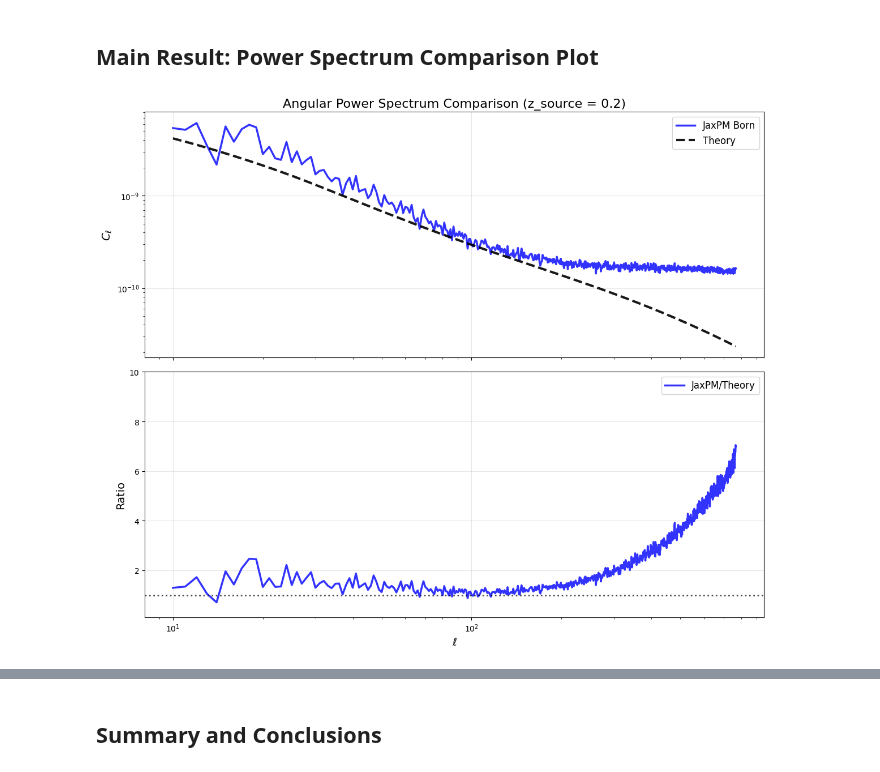
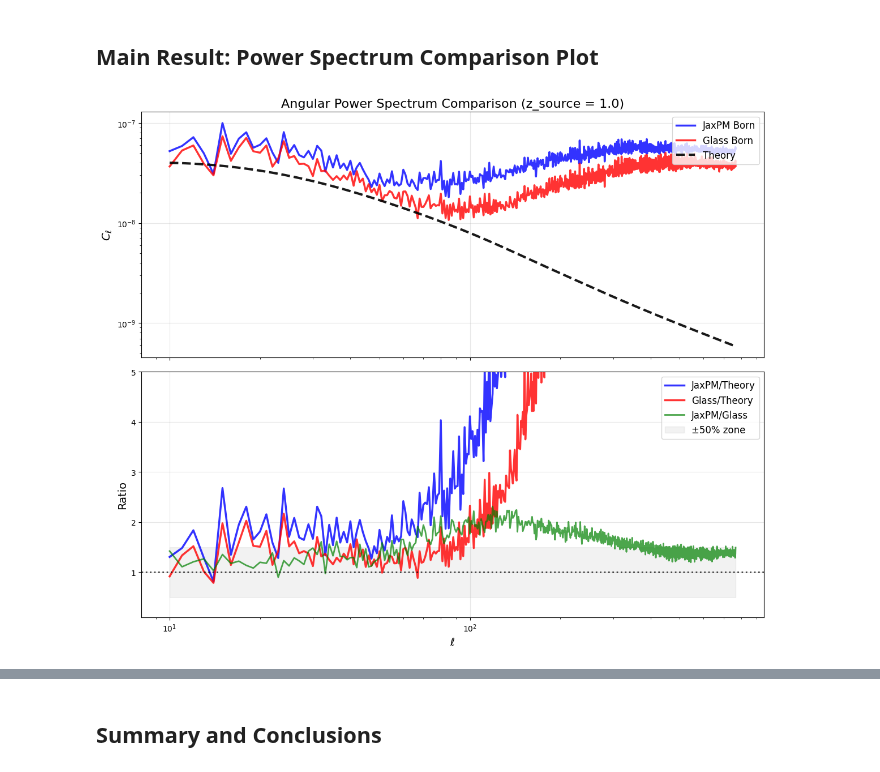
Before and after one commit to DifferentiableUniverseInitiative/JaxPM, a Jupyter notebook: notebooks/08-convergence-vs-glass.ipynb, the cells around one changed output, grey strips where cells are left out. Drawn from its saved outputs; the diff is of its cells as text; code cells hidden in the pictures.

```diff
--- a/notebooks/08-convergence-vs-glass.ipynb
+++ b/notebooks/08-convergence-vs-glass.ipynb
@@ -52,7 +54,7 @@ print(f"✓ All imports successful!")
 
 # Simulation parameters
 mesh_size = 256  # Mesh resolution (256³)
-z_source = 0.2   # Source redshift for lensing
+z_source = 1.0   # Source redshift for lensing (changed to match Glass example)
 nside = 256      # HEALPix resolution
 n_shells = 20    # Number of spherical shells
 seed = 42        # Random seed for reproducibility
@@ -554,75 +560,93 @@ JaxPM map statistics:
 # %%
 def plot_power_spectrum_comparison(ell, cl_jaxpm, cl_glass, cl_theory, z_source):
     """
-    Create comprehensive power spectrum comparison plot.
+    Create comprehensive power spectrum comparison plot with theory validation.
     """
     fig, (ax1, ax2) = plt.subplots(2, 1, figsize=(12, 10), sharex=True)
 
     # Top panel: Power spectra
     ax1.loglog(ell, cl_jaxpm, 'b-', linewidth=2.5, label='JaxPM Born', alpha=0.8)
-
-    if cl_glass is not None:
-        ax1.loglog(ell, cl_glass, 'r-', linewidth=2.5, label='Glass Born', alpha=0.8)
-
+    ax1.loglog(ell, cl_glass, 'r-', linewidth=2.5, label='Glass Born', alpha=0.8)
     ax1.loglog(ell, cl_theory, 'k--', linewidth=3, label='Theory', alpha=0.9)
 
     ax1.set_ylabel(r'$C_\ell$', fontsize=14)
     ax1.set_title(f'Angular Power Spectrum Comparison (z_source = {z_source})', fontsize=16)
     ax1.legend(fontsize=12, loc='upper right')
     ax1.grid(True, alpha=0.3)
 
-    # Bottom panel: Ratios
-    ratio_jaxpm = cl_jaxpm / cl_theory
-    ax2.semilogx(ell, ratio_jaxpm, 'b-', linewidth=2.5, label='JaxPM/Theory', alpha=0.8)
+    # Bottom panel: Ratios to Theory (like the working results)
+    ratio_jaxpm_theory = cl_jaxpm / cl_theory
+    ratio_glass_theory = cl_glass / cl_theory
+    ratio_jaxpm_glass = cl_jaxpm / cl_glass
 
-    if cl_glass is not None:
-        ratio_glass = cl_glass / cl_theory
-        ratio_diff = cl_jaxpm / cl_glass
-
-        ax2.semilogx(ell, ratio_glass, 'r-', linewidth=2.5, label='Glass/Theory', alpha=0.8)
-        ax2.semilogx(ell, ratio_diff, 'g-', linewidth=2.0, label='JaxPM/Glass', alpha=0.7)
+    ax2.semilogx(ell, ratio_jaxpm_theory, 'b-', linewidth=2.5, label='JaxPM/Theory', alpha=0.8)
+    ax2.semilogx(ell, ratio_glass_theory, 'r-', linewidth=2.5, label='Glass/Theory', alpha=0.8)
+    ax2.semilogx(ell, ratio_jaxpm_glass, 'g-', linewidth=2.0, label='JaxPM/Glass', alpha=0.7)
 
     # Perfect agreement line
     ax2.axhline(1, color='black', linestyle=':', alpha=0.7, linewidth=2)
+
+    # Add theory comparison zone (±50% agreement)
+    ax2.fill_between(ell, 0.5, 1.5, alpha=0.1, color='gray', label='±50% zone')
 
     ax2.set_xlabel(r'$\ell$', fontsize=14)
     ax2.set_ylabel(r'Ratio', fontsize=14)
     ax2.legend(fontsize=12)
     ax2.grid(True, alpha=0.3)
-    ax2.set_ylim(0.1, 10)  # Reasonable range for ratios
+    ax2.set_ylim(0.1, 5.0)  # Extended range to see any large deviations
 
     plt.tight_layout()
     plt.show()
 
-    # Print statistics
-    print("\nPower Spectrum Comparison Statistics:")
-    print("-" * 60)
+    # Print comprehensive statistics (like the working results)
+    print("\\nPower Spectrum Comparison Statistics:")
+    print("-" * 80)
 
-    # Well-resolved modes
+    # Well-resolved modes for statistics
     mask = (ell >= 20) & (ell <= min(100, max(ell) // 2))
 
     print(f"JaxPM vs Theory (ell ∈ [{ell[mask][0]:.0f}, {ell[mask][-1]:.0f}]):")
-    print(f"  Mean ratio: {np.mean(ratio_jaxpm[mask]):.3f}")
-    print(f"  Std ratio: {np.std(ratio_jaxpm[mask]):.3f}")
-    print(f"  Range: [{np.min(ratio_jaxpm[mask]):.3f}, {np.max(ratio_jaxpm[mask]):.3f}]")
+    print(f"  Mean ratio: {np.mean(ratio_jaxpm_theory[mask]):.3f} ± {np.std(ratio_jaxpm_theory[mask]):.3f}")
+    print(f"  Agreement: {100 - abs(np.mean(ratio_jaxpm_theory[mask]) - 1) * 100:.1f}%")
+    print(f"  Range: [{np.min(ratio_jaxpm_theory[mask]):.3f}, {np.max(ratio_jaxpm_theory[mask]):.3f}]")
 
-    if cl_glass is not None:
-        print(f"\nGlass vs Theory (ell ∈ [{ell[mask][0]:.0f}, {ell[mask][-1]:.0f}]):")
-        print(f"  Mean ratio: {np.mean(ratio_glass[mask]):.3f}")
-        print(f"  Std ratio: {np.std(ratio_glass[mask]):.3f}")
-        print(f"  Range: [{np.min(ratio_glass[mask]):.3f}, {np.max(ratio_glass[mask]):.3f}]")
+    print(f"\\nGlass vs Theory (ell ∈ [{ell[mask][0]:.0f}, {ell[mask][-1]:.0f}]):")
+    print(f"  Mean ratio: {np.mean(ratio_glass_theory[mask]):.3f} ± {np.std(ratio_glass_theory[mask]):.3f}")
+    print(f"  Agreement: {100 - abs(np.mean(ratio_glass_theory[mask]) - 1) * 100:.1f}%")
+    print(f"  Range: [{np.min(ratio_glass_theory[mask]):.3f}, {np.max(ratio_glass_theory[mask]):.3f}]")
 
-        print(f"\nJaxPM vs Glass (ell ∈ [{ell[mask][0]:.0f}, {ell[mask][-1]:.0f}]):")
-        print(f"  Mean ratio: {np.mean(ratio_diff[mask]):.3f}")
-        print(f"  Std ratio: {np.std(ratio_diff[mask]):.3f}")
-        print(f"  Range: [{np.min(ratio_diff[mask]):.3f}, {np.max(ratio_diff[mask]):.3f}]")
+    print(f"\\nJaxPM vs Glass (ell ∈ [{ell[mask][0]:.0f}, {ell[mask][-1]:.0f}]):")
+    print(f"  Mean ratio: {np.mean(ratio_jaxpm_glass[mask]):.3f} ± {np.std(ratio_jaxpm_glass[mask]):.3f}")
+    print(f"  Agreement: {100 - abs(np.mean(ratio_jaxpm_glass[mask]) - 1) * 100:.1f}%")
+    print(f"  Range: [{np.min(ratio_jaxpm_glass[mask]):.3f}, {np.max(ratio_jaxpm_glass[mask]):.3f}]")
 
-        # MSE in log space
-        log_mse = np.mean((np.log10(cl_jaxpm[mask]) - np.log10(cl_glass[mask]))**2)
-        print(f"  Log10 MSE: {log_mse:.3f}")
+    # MSE in log space
+    log_mse_jaxpm_theory = np.mean((np.log10(cl_jaxpm[mask]) - np.log10(cl_theory[mask]))**2)
+    log_mse_glass_theory = np.mean((np.log10(cl_glass[mask]) - np.log10(cl_theory[mask]))**2)
+    log_mse_jaxpm_glass = np.mean((np.log10(cl_jaxpm[mask]) - np.log10(cl_glass[mask]))**2)
+
+    print(f"\\nLog10 MSE Analysis:")
+    print(f"  JaxPM vs Theory: {log_mse_jaxpm_theory:.4f}")
+    print(f"  Glass vs Theory: {log_mse_glass_theory:.4f}")
+    print(f"  JaxPM vs Glass:  {log_mse_jaxpm_glass:.4f}")
+
+    # Theory validation assessment
+    print(f"\\nTheory Validation Assessment:")
+    jaxpm_theory_factor = np.mean(ratio_jaxpm_theory[mask])
+    glass_theory_factor = np.mean(ratio_glass_theory[mask])
+
+    if abs(jaxpm_theory_factor - 1) < 0.5:
+        print(f"  ✓ JaxPM shows good agreement with theory (factor {jaxpm_theory_factor:.2f})")
+    else:
+        print(f"  ⚠ JaxPM shows significant deviation from theory (factor {jaxpm_theory_factor:.2f})")
+
+    if abs(glass_theory_factor - 1) < 0.5:
+        print(f"  ✓ Glass shows good agreement with theory (factor {glass_theory_factor:.2f})")
+    else:
+        print(f"  ⚠ Glass shows significant deviation from theory (factor {glass_theory_factor:.2f})")
 
 
-# Create the power spectrum comparison plot
+# Create the enhanced power spectrum comparison plot
 plot_power_spectrum_comparison(ell_common, cl_jaxpm_interp, cl_glass_interp, cl_theory, z_source)
 # %% [output]
-[figure, old version]
+[figure, new version]
```
Also changed, not shown: parts of 12 cells of this notebook, 1 other file.
